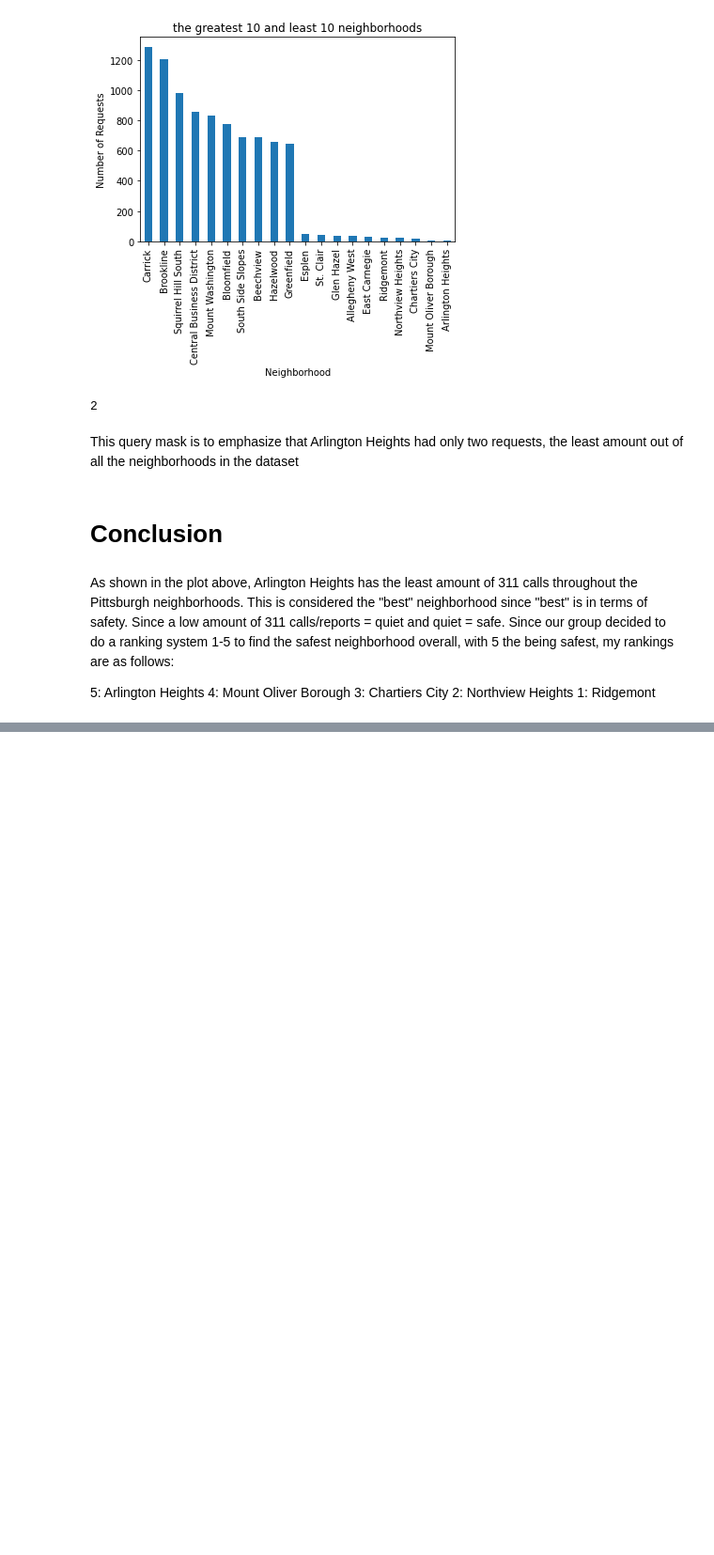
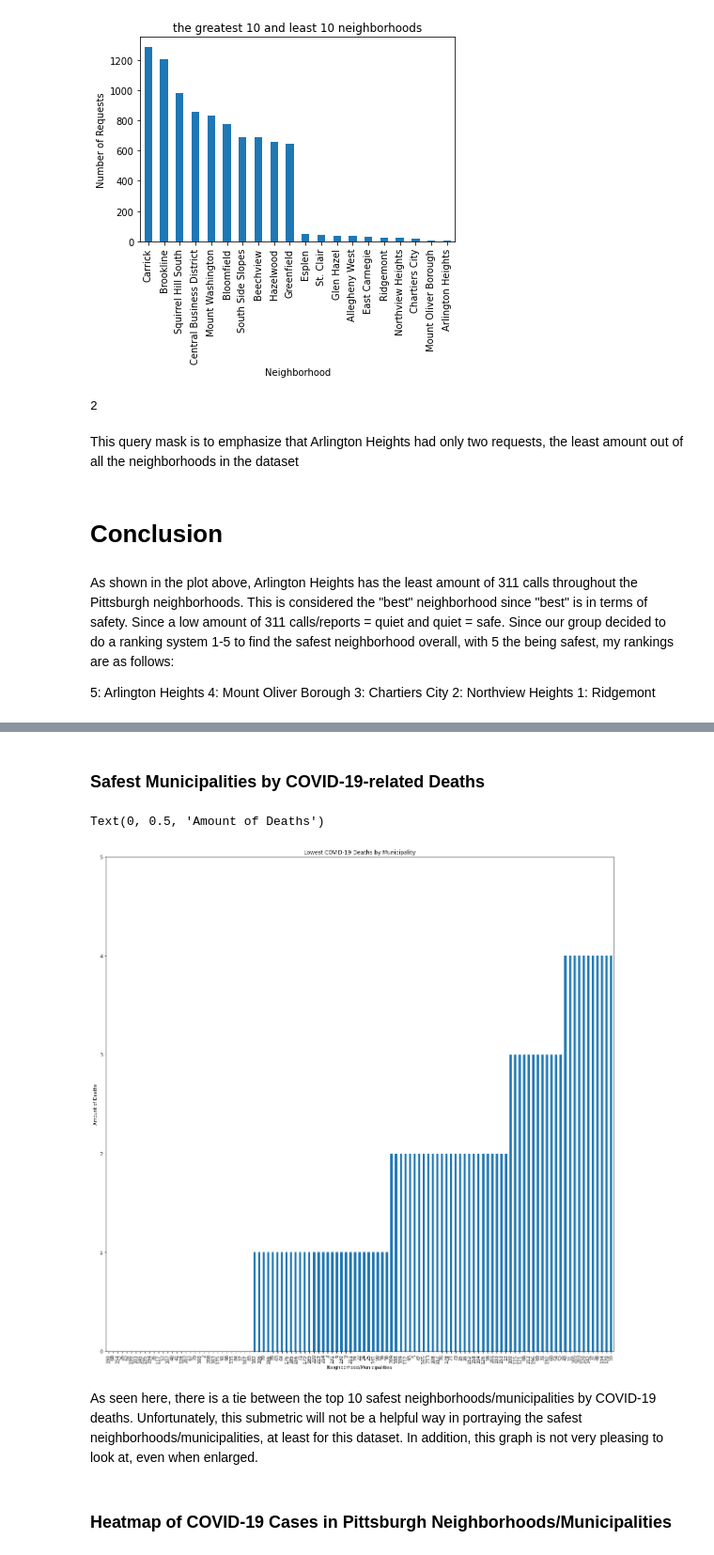
Before and after one commit to brendonlee11/Final-Project-Group-49, a Jupyter notebook: Final-Presentation-Notebook.ipynb, the cells around one changed output, grey strips where cells are left out. Shown: that part at 94% size. Drawn from its saved outputs; the diff is of its cells as text; code cells hidden in the pictures; blank space fills up the shorter version.

```diff
--- a/Final-Presentation-Notebook.ipynb
+++ b/Final-Presentation-Notebook.ipynb
@@ -148,0 +216,11 @@ As shown in the plot above, Arlington Heights has the least amount of 311 calls
+# %%
+#Doing best neighborhoods based on least number of COVID related deaths by neighborhood
+#fewest deaths
+sorted_deaths = cases["deaths"].sort_values(ascending = True)
+
+Top_Ten_Deaths = sorted_deaths.iloc[:10]
+Top_half_Deaths = sorted_deaths.iloc[:111]
+topDeath = []
+topDeath.append(Top_half_Deaths)
+
+Top_half_Deaths
@@ -148,0 +286,15 @@ As shown in the plot above, Arlington Heights has the least amount of 311 calls
+# %% [markdown]
+### Safest Municipalities by COVID-19-related Deaths
+# %%
+Top_half_Deaths.plot(kind = "bar", ylim = [0, 5], figsize = (20,20))
+#This graph represents the Top 100 deaths, sorted by least to highest number of deaths related to COVID.
+plt.title("Lowest COVID-19 Deaths by Municipality")
+plt.xlabel("Neighborhood/Municipalities")
+plt.ylabel("Amount of Deaths")
+# %% [output]
+Text(0, 0.5, 'Amount of Deaths')
+[figure, added]
+# %% [markdown]
+As seen here, there is a tie between the top 10 safest neighborhoods/municipalities by COVID-19 deaths. Unfortunately, this submetric will not be a helpful way in portraying the safest neighborhoods/municipalities, at least for this dataset. In addition, this graph is not very pleasing to look at, even when enlarged.
+# %% [markdown]
+### Heatmap of COVID-19 Cases in Pittsburgh Neighborhoods/Municipalities
```
Also changed, not shown: parts of 28 cells of this notebook.
